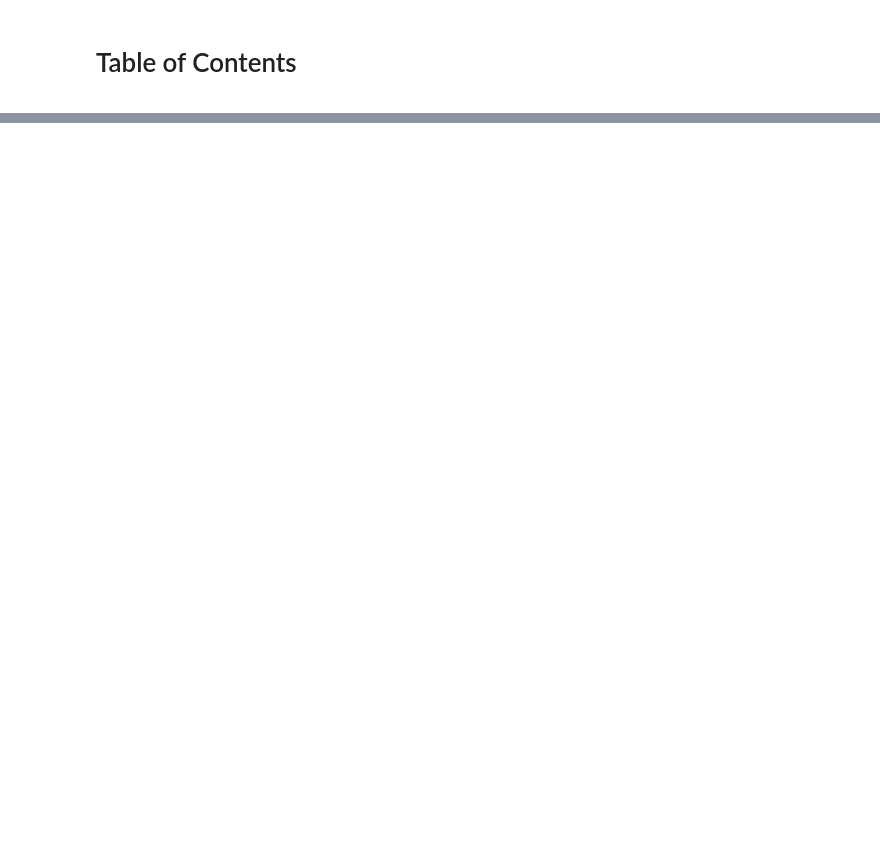
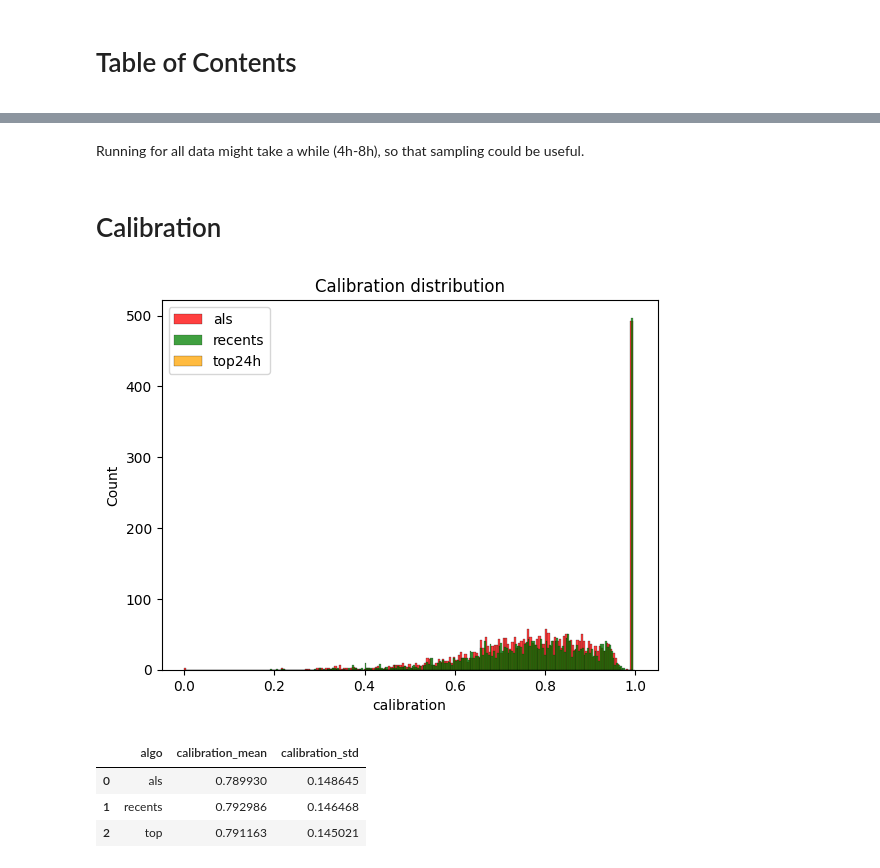
Before and after one commit to MLRecSys/metrecs, a Jupyter notebook: examples/RADio_metrec_on_Globo_pandas.ipynb, the cells around one changed output, grey strips where cells are left out. Drawn from its saved outputs; the diff is of its cells as text; code cells hidden in the pictures; blank space fills up the shorter version.

```diff
--- a/examples/RADio_metrec_on_Globo_pandas.ipynb
+++ b/examples/RADio_metrec_on_Globo_pandas.ipynb
@@ -208,0 +43,31 @@ Nr of unique articles 23021
+# %%
+DATASET, SUFFIX = 'Globo', 'medium'
+# DATASET, SUFFIX = 'MIND', 'small'
+
+with open("paths.json") as f:
+    paths = json.load(f)
+
+PATH_BEHAVIOURS = paths[DATASET]["behaviours"]
+PATH_ARTICLES = paths[DATASET]["articles"]
+PATH_PREDICTIONS = paths[DATASET]["predictions"]
+
+if DATASET == 'Globo':
+    from utils import globo as dataset
+
+    articles_df = dataset.read_articles(path=PATH_ARTICLES)
+    behaviors_presel_df = dataset.read_behavior(path=PATH_BEHAVIOURS)
+
+    pred_preselection_df = pd.DataFrame()
+    for algo, algo_path_predictions in PATH_PREDICTIONS.items():
+        _, temp_df = dataset.read_predictions(
+            algo_path_predictions, behaviors_presel_df, top_k=10, algo=algo
+        )
+        pred_preselection_df = pd.concat([pred_preselection_df, temp_df])
+
+elif DATASET == 'MIND':
+    from utils import mind as dataset
+
+    articles_df = dataset.read_articles(path=PATH_ARTICLES)
+    behaviors_presel_df = dataset.read_behavior(path=PATH_BEHAVIOURS)
+
+results_path = f'examples/results/{DATASET}'
@@ -228,0 +224,4 @@ ValueError: Cannot set a DataFrame with multiple columns to the single column pr
+# %% [markdown]
+Running for all data might take a while (4h-8h), so that sampling could be useful.
+# %%
+pred_preselection_df = pred_preselection_df.sample(10000)
@@ -229,16 +270,29 @@ ValueError: Cannot set a DataFrame with multiple columns to the single column pr
+# %%
+df_calibration, df_representation, df_fragmentation = calculate_metrics(
+    articles_df,
+    behaviors_presel_df,
+    pred_preselection_df,
+    algo=algo,
+    top_at=top_at,
+    NR_BINS=200,
+)
+# %% [markdown]
+# Calibration
 # %%
-df = df_calibration_all
+df = df_calibration
 
 # Plot the histogram thanks to the histplot function
 sns.histplot(data=df.loc[(df["algo"] == "als"), ["calibration"]], bins=200, x="calibration", color="red", label="lstur", kde=False)
 sns.histplot(data=df.loc[(df["algo"] == "recents"), ["calibration"]], bins=200, x="calibration", color="green", label="nrms", kde=False)
 sns.histplot(data=df.loc[(df["algo"] == "top24h"), ["calibration"]], bins=200, x="calibration", color="orange", label="naml", kde=False)
 # sns.histplot(data=df.loc[(df["algo"] == "npa"), ["calibration"]], bins=200, x="calibration", color="purple", label="npa", kde=False)
 # sns.histplot(data=df.loc[(df["algo"] == "pop"), ["calibration"]], bins=200, x="calibration", color="skyblue", label="pop", kde=False)
 
 plt.title("Calibration distribution")
 
 #plt.legend(['lstur', 'nrms', 'naml', 'npa', 'pop'])
 plt.legend(['als', 'recents', 'top24h'])
 
 plt.show()
+# %% [output]
+[figure, added]
@@ -247,6 +299,11 @@ df.shape
 # %%
-calibration_mean_std = df_calibration_all.groupby('algo').agg({'calibration':'mean'}).merge(
-                        df_calibration_all.groupby('algo').agg({'calibration':'std'}), on='algo')
+calibration_mean_std = df.groupby('algo').agg({'calibration':'mean'}).merge(
+                        df.groupby('algo').agg({'calibration':'std'}), on='algo')
 calibration_mean_std = calibration_mean_std.rename(columns={'calibration_x':'calibration_mean',
                                                             'calibration_y':'calibration_std'}).reset_index()
 calibration_mean_std
+# %% [output]
+|  | algo | calibration_mean | calibration_std |
+| 0 | als | 0.789930 | 0.148645 |
+| 1 | recents | 0.792986 | 0.146468 |
+| 2 | top | 0.791163 | 0.145021 |
```
Also changed, not shown: parts of 33 cells of this notebook, 24 other files.
